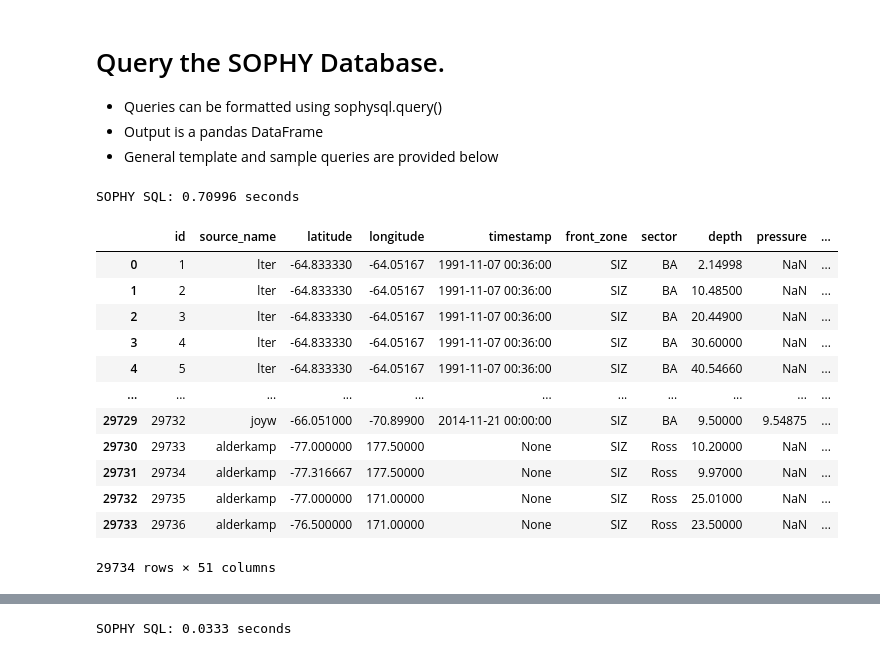
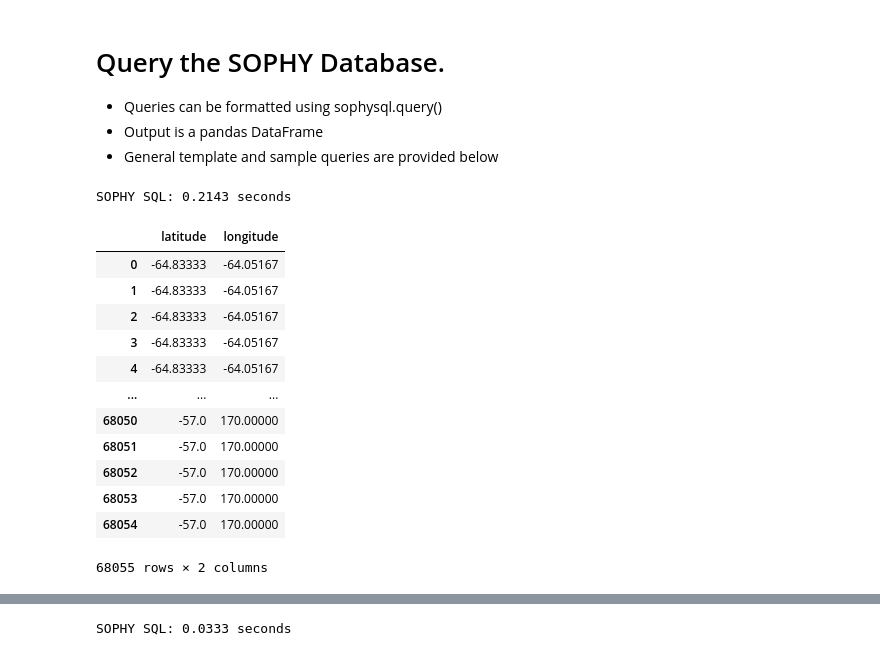
Before and after one commit to ayushnag/sophy, a Jupyter notebook: sophy/sophy.ipynb, the cells around one changed output, grey strips where cells are left out. Drawn from its saved outputs; the diff is of its cells as text; code cells hidden in the pictures.

```diff
--- a/sophy/sophy.ipynb
+++ b/sophy/sophy.ipynb
@@ -48,20 +49,21 @@ SOPHY build successful!
 - General template and sample queries are provided below
 # %%
 # tables = [sample, occurrence, taxonomy, microscopy]
-data: DataFrame = sophysql.query("select * from sample")
+data: DataFrame = sophysql.query("select latitude, longitude from sample UNION ALL select latitude, longitude from occurrence;")
 data
+# data.to_csv("sample1.csv", index=False)
 # %% [output]
-SOPHY SQL: 0.70996 seconds
+SOPHY SQL: 0.2143 seconds
-|  | id | source_name | latitude | longitude | timestamp | front_zone | sector | depth | pressure | ... |
-| 0 | 1 | lter | -64.833330 | -64.05167 | 1991-11-07 00:36:00 | SIZ | BA | 2.14998 | NaN | ... |
-| 1 | 2 | lter | -64.833330 | -64.05167 | 1991-11-07 00:36:00 | SIZ | BA | 10.48500 | NaN | ... |
-| 2 | 3 | lter | -64.833330 | -64.05167 | 1991-11-07 00:36:00 | SIZ | BA | 20.44900 | NaN | ... |
-| 3 | 4 | lter | -64.833330 | -64.05167 | 1991-11-07 00:36:00 | SIZ | BA | 30.60000 | NaN | ... |
-| 4 | 5 | lter | -64.833330 | -64.05167 | 1991-11-07 00:36:00 | SIZ | BA | 40.54660 | NaN | ... |
-| ... | ... | ... | ... | ... | ... | ... | ... | ... | ... | ... |
-| 29729 | 29732 | joyw | -66.051000 | -70.89900 | 2014-11-21 00:00:00 | SIZ | BA | 9.50000 | 9.54875 | ... |
-| 29730 | 29733 | alderkamp | -77.000000 | 177.50000 | None | SIZ | Ross | 10.20000 | NaN | ... |
-| 29731 | 29734 | alderkamp | -77.316667 | 177.50000 | None | SIZ | Ross | 9.97000 | NaN | ... |
-| 29732 | 29735 | alderkamp | -77.000000 | 171.00000 | None | SIZ | Ross | 25.01000 | NaN | ... |
-| 29733 | 29736 | alderkamp | -76.500000 | 171.00000 | None | SIZ | Ross | 23.50000 | NaN | ... |
+|  | latitude | longitude |
+| 0 | -64.83333 | -64.05167 |
+| 1 | -64.83333 | -64.05167 |
+| 2 | -64.83333 | -64.05167 |
+| 3 | -64.83333 | -64.05167 |
+| 4 | -64.83333 | -64.05167 |
+| ... | ... | ... |
+| 68050 | -57.0 | 170.00000 |
+| 68051 | -57.0 | 170.00000 |
+| 68052 | -57.0 | 170.00000 |
+| 68053 | -57.0 | 170.00000 |
+| 68054 | -57.0 | 170.00000 |
-29734 rows × 51 columns
+68055 rows × 2 columns
```
Also changed, not shown: parts of 13 cells of this notebook, 10 other files.
